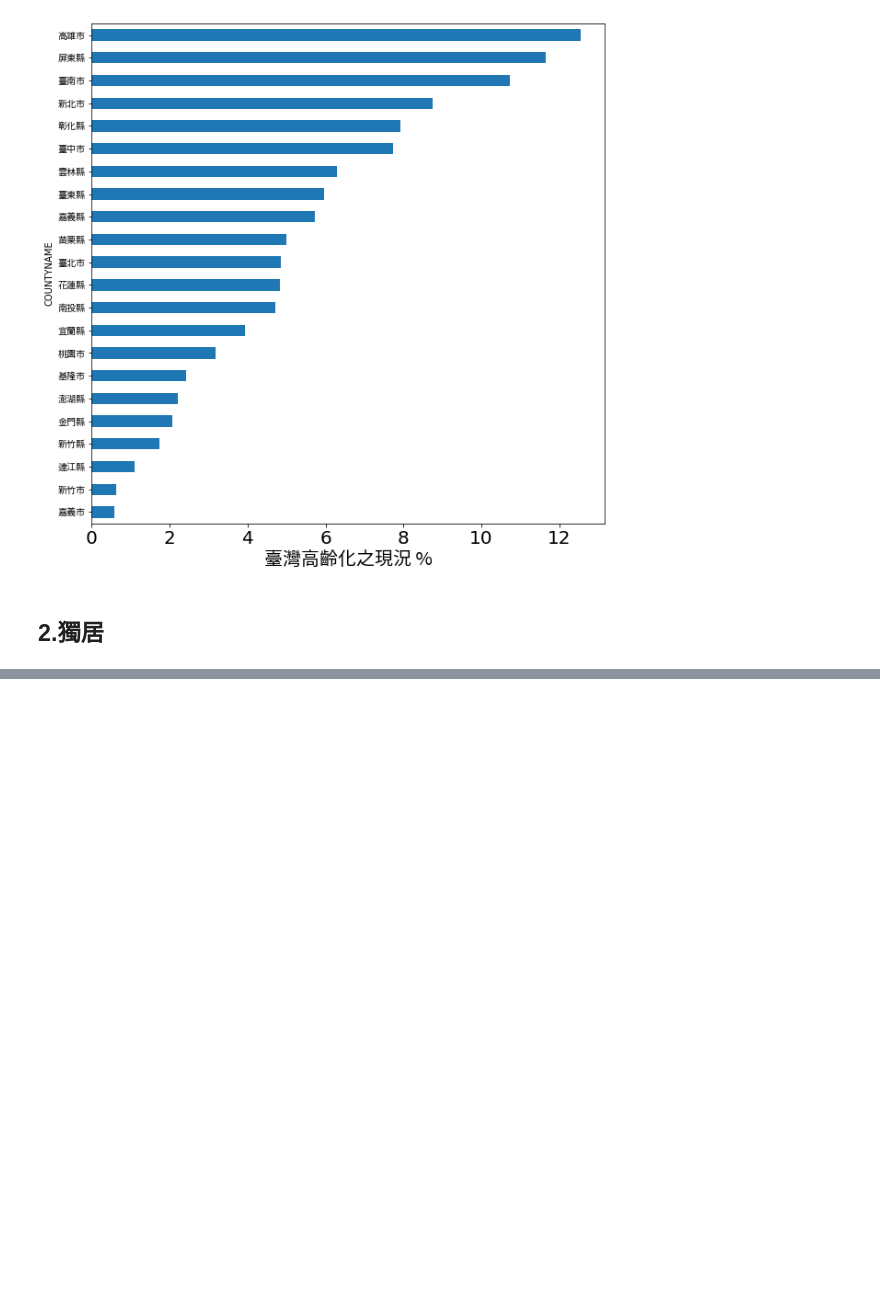
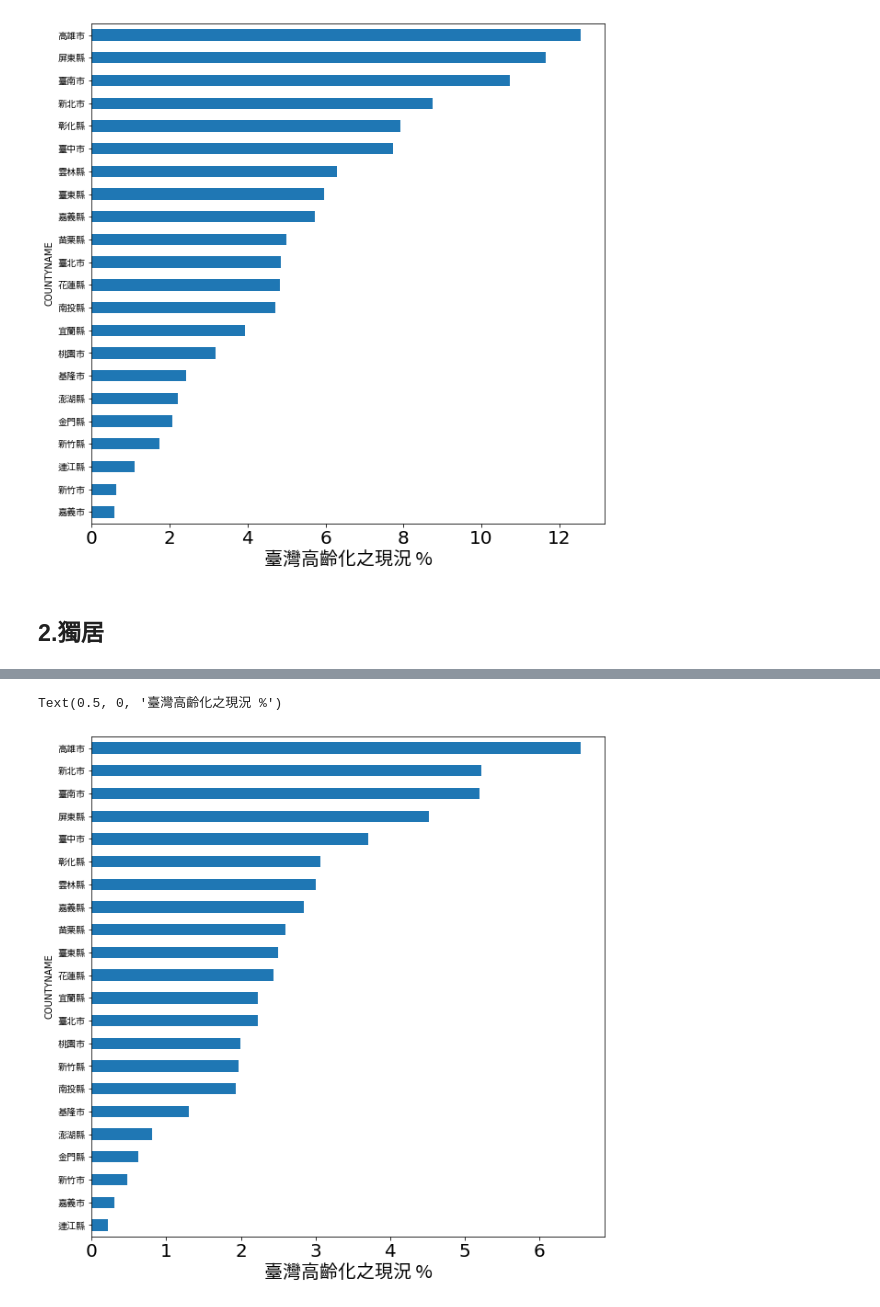
Before and after one commit to yee23456/AI_problem_analysis, a Jupyter notebook: 作業一.ipynb, the cells around one changed output, grey strips where cells are left out. Drawn from its saved outputs; the diff is of its cells as text; code cells hidden in the pictures; blank space fills up the shorter version.

```diff
--- a/作業一.ipynb
+++ b/作業一.ipynb
@@ -212,0 +224,8 @@ Text(0.5, 0, '臺灣高齡化之現況 %')
+# %%
+axes = town_A_no_2.groupby('COUNTYNAME').sum().sort_values('lonely_precent')['lonely_precent'].plot.barh(fontsize=20)
+for label in axes.get_yticklabels():
+    label.set_fontproperties(myfont)
+plt.xlabel('臺灣高齡化之現況 %',fontproperties=myfont,fontsize=20)
+# %% [output]
+Text(0.5, 0, '臺灣高齡化之現況 %')
+[figure, added]
```
Also changed, not shown: parts of 8 cells of this notebook.
